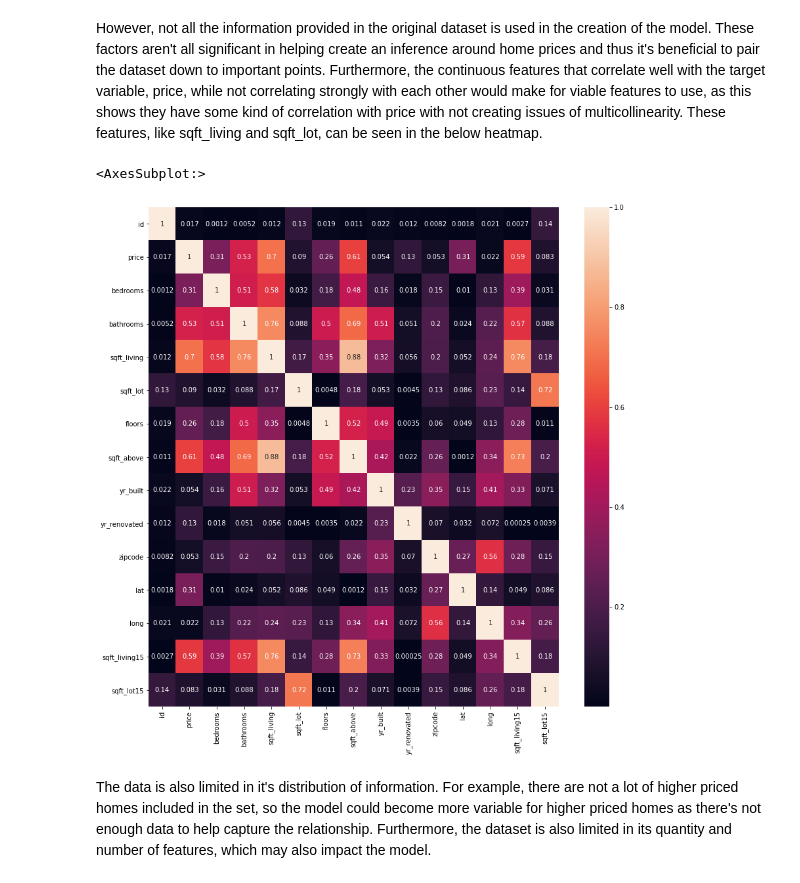
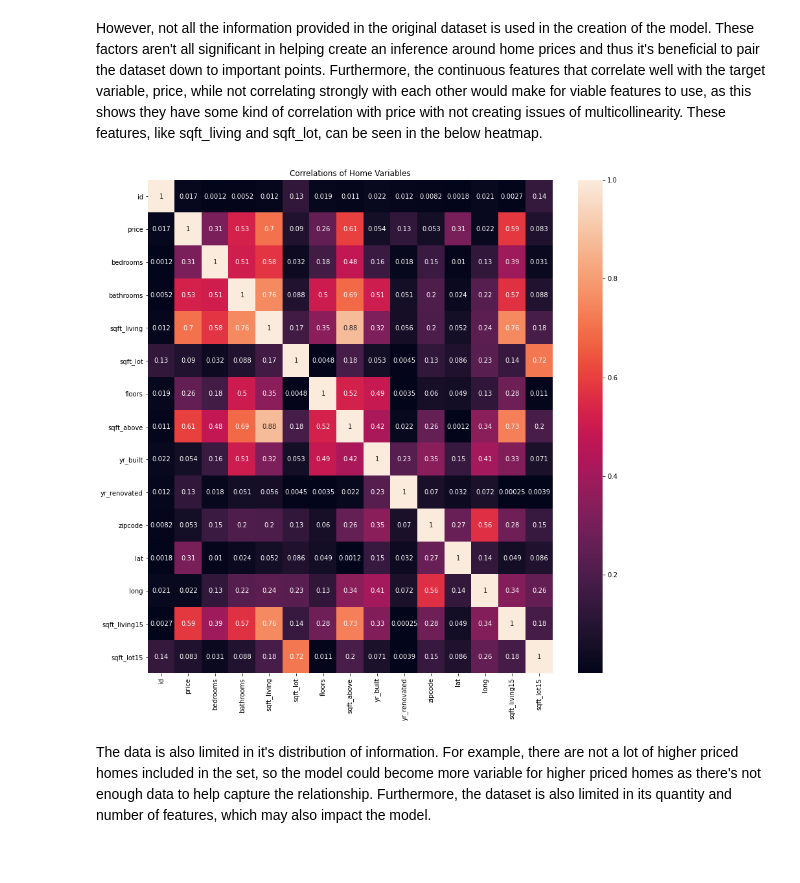
Before and after one commit to Sombrero7/project2, a Jupyter notebook: King_County_Analysis.ipynb, the cells around one changed output. Drawn from its saved outputs; the diff is of its cells as text; code cells hidden in the pictures.

Commit message:
added title to heat_map in King_county_analysis; updated images for readability against darkmode on GitHub; swapped old images with new images on README

```diff
--- a/King_County_Analysis.ipynb
+++ b/King_County_Analysis.ipynb
@@ -80,11 +80,12 @@ plt.show()
 However, not all the information provided in the original dataset is used in the creation of the model. These factors aren't all significant in helping create an inference around home prices and thus it's beneficial to pair the dataset down to important points. Furthermore, the continuous features that correlate well with the target variable, price, while not correlating strongly with each other would make for viable features to use, as this shows they have some kind of correlation with price with not creating issues of multicollinearity. These features, like sqft_living and sqft_lot, can be seen in the below heatmap.
 # %%
 #Heatmap showing correlation with target and other continuous variables in dataset
-fig, ax = plt.subplots(figsize=(14,14))
-sns.heatmap(df.corr().abs(), annot = True)
+fig, ax = plt.subplots(figsize=(14,14));
+sns.heatmap(df.corr().abs(), annot = True);
+plt.title('Correlations of Home Variables');
+plt.show()
 # %% [output]
-<AxesSubplot:>
-[figure, old version]
+[figure, new version]
 # %% [markdown]
 The data is also limited in it's distribution of information. For example, there are not a lot of higher priced homes included in the set, so the model could become more variable for higher priced homes as there's not enough data to help capture the relationship. Furthermore, the dataset is also limited in its quantity and number of features, which may also impact the model.
 # %% [markdown]
```
Also changed, not shown: parts of 11 cells of this notebook, 3 other files.
